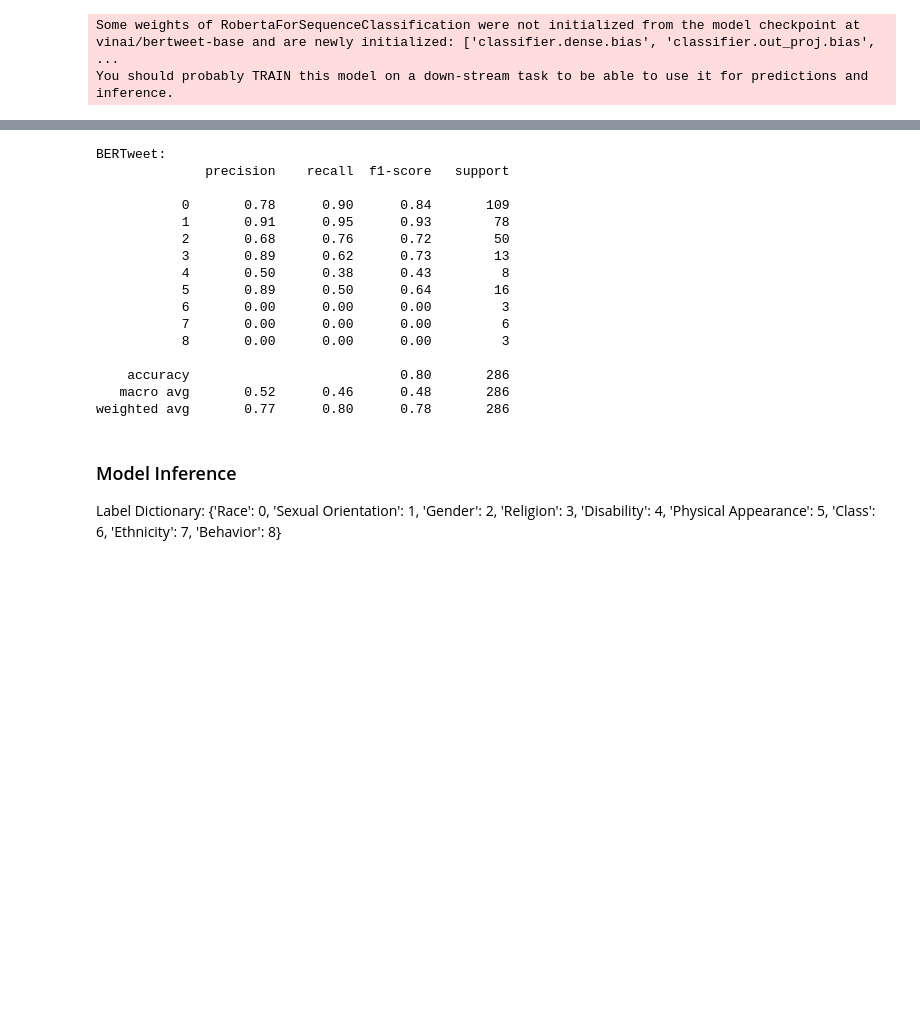
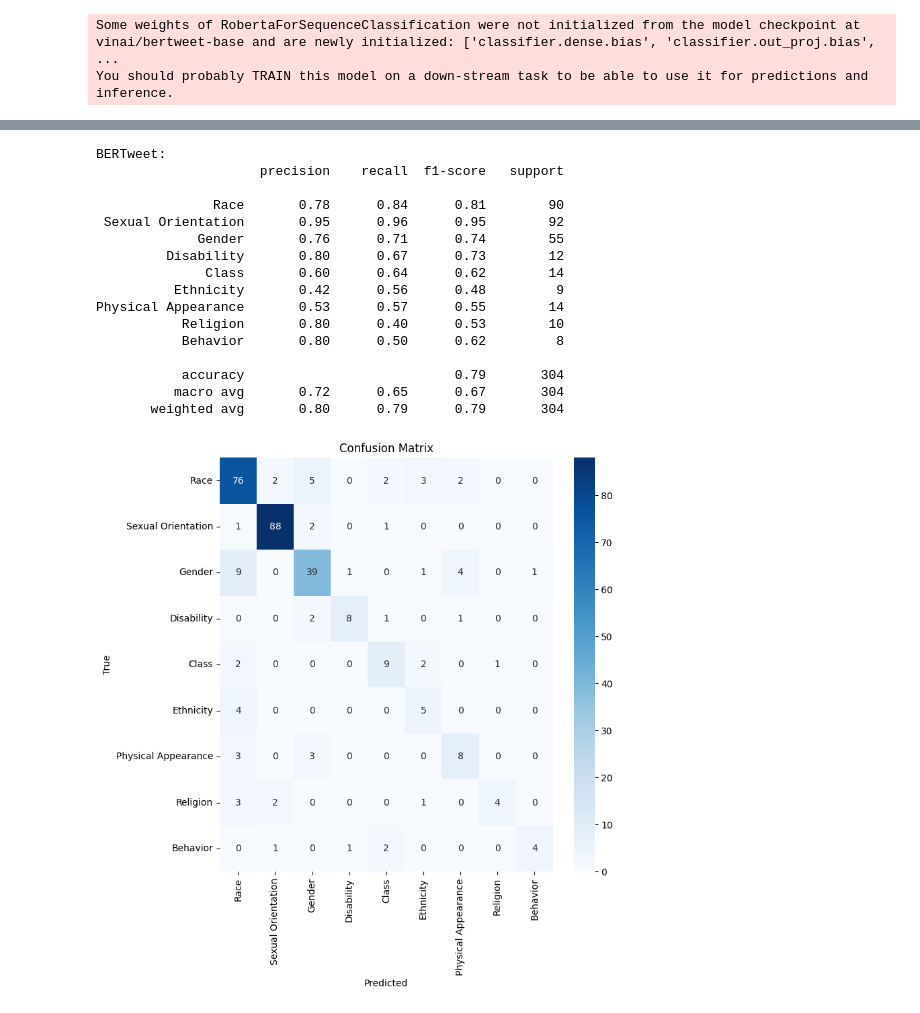
Before and after one commit to wh476/AI4health, a Jupyter notebook: Classification model.ipynb, the cells around one changed output, grey strips where cells are left out. Cells and saved outputs as stored; diff of their text form; code cells hidden in the pictures; blank space fills up the shorter version.

```diff
--- a/Classification model.ipynb
+++ b/Classification model.ipynb
@@ -17,7 +17,7 @@ def remove_emojis(text):
     return demoji.replace(text, '')
 
 # Load your dataset with columns 'tweet' and 'categories'
-df = pd.read_csv("/Users/Hsuweic/Desktop/AI4healthcare/dataset/dataset_categories.csv")
+df = pd.read_csv("/Users/Hsuweic/Desktop/AI4health/dataset/training dataset.csv")
 hate_speech = df[df['label'] == 1].copy()
 # Reset the index to ensure it is consecutive
 hate_speech.reset_index(drop=True, inplace=True)
@@ -291,0 +202,18 @@ Epoch 5/5, Loss: 0.5047289342000768
+# %%
+#setup before model training
+from torch.nn import CrossEntropyLoss
+
+# Set up optimizer and loss function
+optimizer = torch.optim.AdamW(model.parameters(), lr=5e-5)
+loss_fn = CrossEntropyLoss()
+
+# Set up training parameters
+num_epochs = 5  # You can adjust this based on your requirements
+device = torch.device("cuda" if torch.cuda.is_available() else "cpu")
+
+# Move model and data to the device
+model.to(device)
+input_ids_train, attention_masks_train, labels_train = input_ids_train.to(device), attention_masks_train.to(device), labels_train.to(device)
+input_ids_val, attention_masks_val, labels_val = input_ids_val.to(device), attention_masks_val.to(device), labels_val.to(device)
+loss_per_epoch = {'train': [], 'val': []}
+accuracy_per_epoch = {'train': [], 'val': []}
@@ -297,52 +361,70 @@ Epoch 5/5, Loss: 0.5047289342000768
 # optimizer = AdamW
+# %%
+# Load the BERTweet tokenizer and model for sequence classification
+model_path = "/Users/Hsuweic/Desktop/AI4health/model/classification model"
+tokenizer = AutoTokenizer.from_pretrained(model_path)
+model = AutoModelForSequenceClassification.from_pretrained(model_path, num_labels=9)  # hate_categories = 9
 # %%
+from sklearn.metrics import confusion_matrix, classification_report
+import seaborn as sns
+import matplotlib.pyplot as plt
+
 # Tokenize and prepare input data for testing set
+# tokenized_test = tokenizer(X_test, return_tensors="pt")
 tokenized_test = X_test.apply(tokenize_data)
 # print(len(tokenized_test))
 # print(tokenized_test)
 
 input_ids_test = torch.cat([tokenized_test[i]['input_ids'] for i in range(len(tokenized_test))], dim=0)
 attention_masks_test = torch.cat([tokenized_test[i]['attention_mask'] for i in range(len(tokenized_test))], dim=0)
 labels_test = torch.tensor(y_test.values)
 
 # Create DataLoader for testing set
 dataset_test = TensorDataset(input_ids_test, attention_masks_test, labels_test)
 dataloader_test = DataLoader(dataset_test, batch_size=8, shuffle=False)
 
 # Evaluation loop
 model.eval()
 all_preds = []
 
 with torch.no_grad():
     for batch in dataloader_test:
         input_ids, attention_masks, labels = [tensor.to(device) for tensor in batch]
 
         outputs = model(input_ids, attention_mask=attention_masks)
         logits = outputs.logits
         preds = torch.argmax(logits, dim=1).cpu().numpy()
         all_preds.extend(preds)
 
 # Evaluate the model
-print("\nBERTweet:")
-print(classification_report(y_test, all_preds))
+print("BERTweet:")
+print(classification_report(y_test, all_preds, target_names=label_dict.keys()))
+
+# Generate confusion matrix
+conf_mat = confusion_matrix(y_test, all_preds)
+
+# Display the confusion matrix as a heatmap
+plt.figure(figsize=(8, 8))
+sns.heatmap(conf_mat, annot=True, fmt='d', cmap='Blues', xticklabels=label_dict.keys(), yticklabels=label_dict.keys())
+plt.title('Confusion Matrix')
+plt.xlabel('Predicted')
+plt.ylabel('True')
+plt.show()
 # %% [output]
 BERTweet:
-              precision    recall  f1-score   support
+                     precision    recall  f1-score   support
 
-           0       0.78      0.90      0.84       109
-           1       0.91      0.95      0.93        78
-           2       0.68      0.76      0.72        50
-           3       0.89      0.62      0.73        13
-           4       0.50      0.38      0.43         8
-           5       0.89      0.50      0.64        16
-           6       0.00      0.00      0.00         3
-           7       0.00      0.00      0.00         6
-           8       0.00      0.00      0.00         3
+               Race       0.78      0.84      0.81        90
+ Sexual Orientation       0.95      0.96      0.95        92
+             Gender       0.76      0.71      0.74        55
+         Disability       0.80      0.67      0.73        12
+              Class       0.60      0.64      0.62        14
+          Ethnicity       0.42      0.56      0.48         9
+Physical Appearance       0.53      0.57      0.55        14
+           Religion       0.80      0.40      0.53        10
+           Behavior       0.80      0.50      0.62         8
 
-    accuracy                           0.80       286
-   macro avg       0.52      0.46      0.48       286
-weighted avg       0.77      0.80      0.78       286
+           accuracy                           0.79       304
+          macro avg       0.72      0.65      0.67       304
+       weighted avg       0.80      0.79      0.79       304
+[figure, added]
-# %% [markdown]
-### Model Inference
-Label Dictionary:
-{'Race': 0, 'Sexual Orientation': 1, 'Gender': 2, 'Religion': 3, 'Disability': 4, 'Physical Appearance': 5, 'Class': 6, 'Ethnicity': 7, 'Behavior': 8}
```
Also changed, not shown: parts of 11 cells of this notebook, 3 other files.
